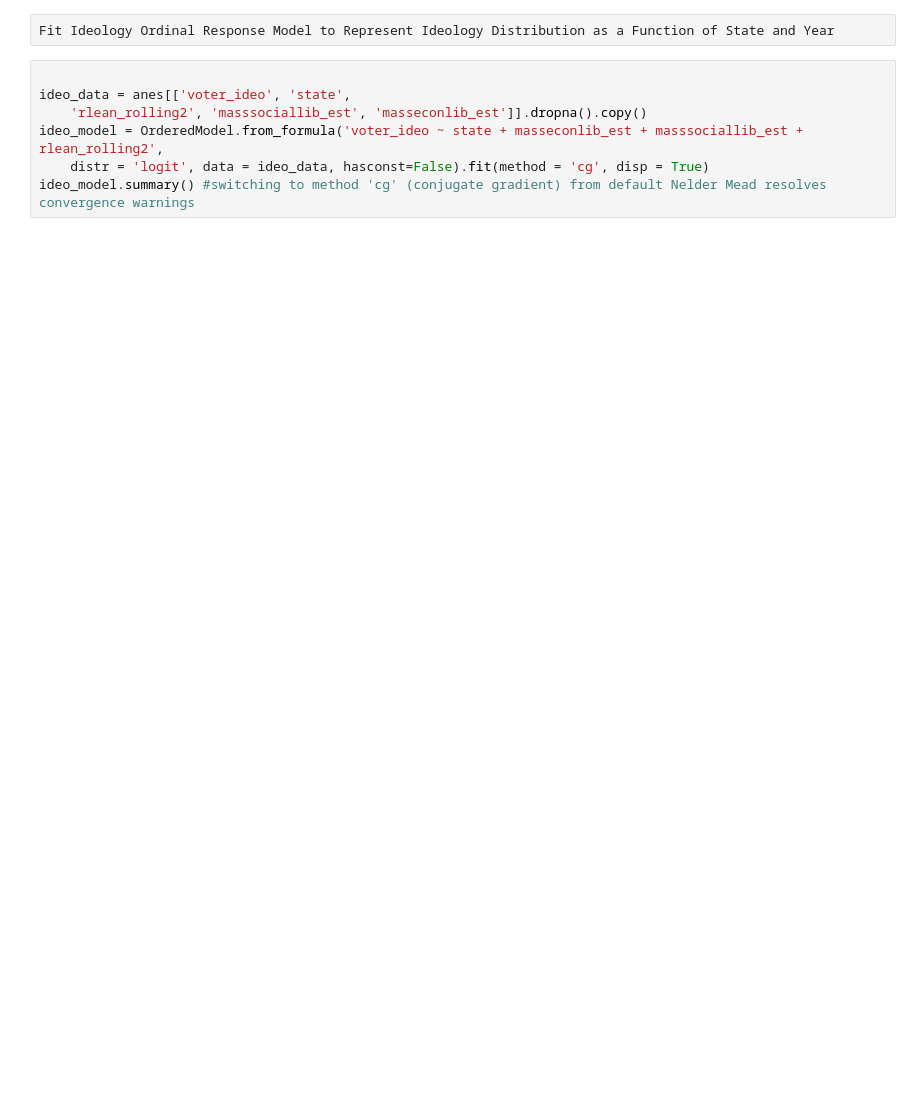
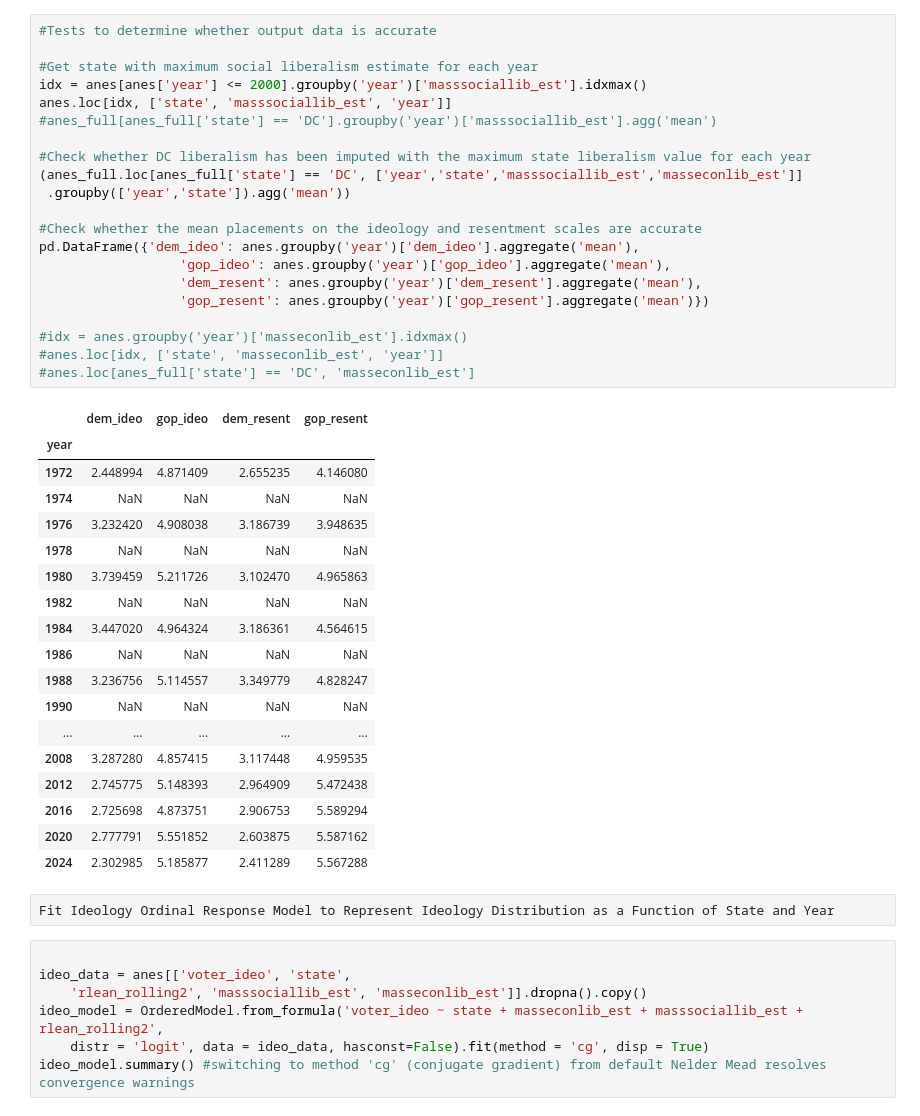
Before and after one commit to MarcEtter/anes_simulation, a Jupyter notebook: preprocess.ipynb, the cells around one changed output. Saved outputs shown, nothing was run; the diff lists cells and outputs as text; blank space fills up the shorter version.

```diff
--- a/preprocess.ipynb
+++ b/preprocess.ipynb
@@ -74,3 +142,43 @@ anes = anes[anes['year'] >= ANES_YEAR_MIN]
+# %%
+#Tests to determine whether output data is accurate
+
+#Get state with maximum social liberalism estimate for each year
+idx = anes[anes['year'] <= 2000].groupby('year')['masssociallib_est'].idxmax()
+anes.loc[idx, ['state', 'masssociallib_est', 'year']]
+#anes_full[anes_full['state'] == 'DC'].groupby('year')['masssociallib_est'].agg('mean')
+
+#Check whether DC liberalism has been imputed with the maximum state liberalism value for each year
+(anes_full.loc[anes_full['state'] == 'DC', ['year','state','masssociallib_est','masseconlib_est']]
+ .groupby(['year','state']).agg('mean'))
+
+#Check whether the mean placements on the ideology and resentment scales are accurate
+pd.DataFrame({'dem_ideo': anes.groupby('year')['dem_ideo'].aggregate('mean'),
+                  'gop_ideo': anes.groupby('year')['gop_ideo'].aggregate('mean'),
+                  'dem_resent': anes.groupby('year')['dem_resent'].aggregate('mean'),
+                  'gop_resent': anes.groupby('year')['gop_resent'].aggregate('mean')})
+
+#idx = anes.groupby('year')['masseconlib_est'].idxmax()
+#anes.loc[idx, ['state', 'masseconlib_est', 'year']]
+#anes.loc[anes_full['state'] == 'DC', 'masseconlib_est']
+# %% [output]
+|  | dem_ideo | gop_ideo | dem_resent | gop_resent |
+| year |  |  |  |  |
+| 1972 | 2.448994 | 4.871409 | 2.655235 | 4.146080 |
+| 1974 | NaN | NaN | NaN | NaN |
+| 1976 | 3.232420 | 4.908038 | 3.186739 | 3.948635 |
+| 1978 | NaN | NaN | NaN | NaN |
+| 1980 | 3.739459 | 5.211726 | 3.102470 | 4.965863 |
+| 1982 | NaN | NaN | NaN | NaN |
+| 1984 | 3.447020 | 4.964324 | 3.186361 | 4.564615 |
+| 1986 | NaN | NaN | NaN | NaN |
+| 1988 | 3.236756 | 5.114557 | 3.349779 | 4.828247 |
+| 1990 | NaN | NaN | NaN | NaN |
+| ... | ... | ... | ... | ... |
+| 2008 | 3.287280 | 4.857415 | 3.117448 | 4.959535 |
+| 2012 | 2.745775 | 5.148393 | 2.964909 | 5.472438 |
+| 2016 | 2.725698 | 4.873751 | 2.906753 | 5.589294 |
+| 2020 | 2.777791 | 5.551852 | 2.603875 | 5.587162 |
+| 2024 | 2.302985 | 5.185877 | 2.411289 | 5.567288 |
 # %% [raw]
 Fit Ideology Ordinal Response Model to Represent Ideology Distribution as a Function of State and Year
 # %%
```
Also changed, not shown: parts of 14 cells of this notebook.
